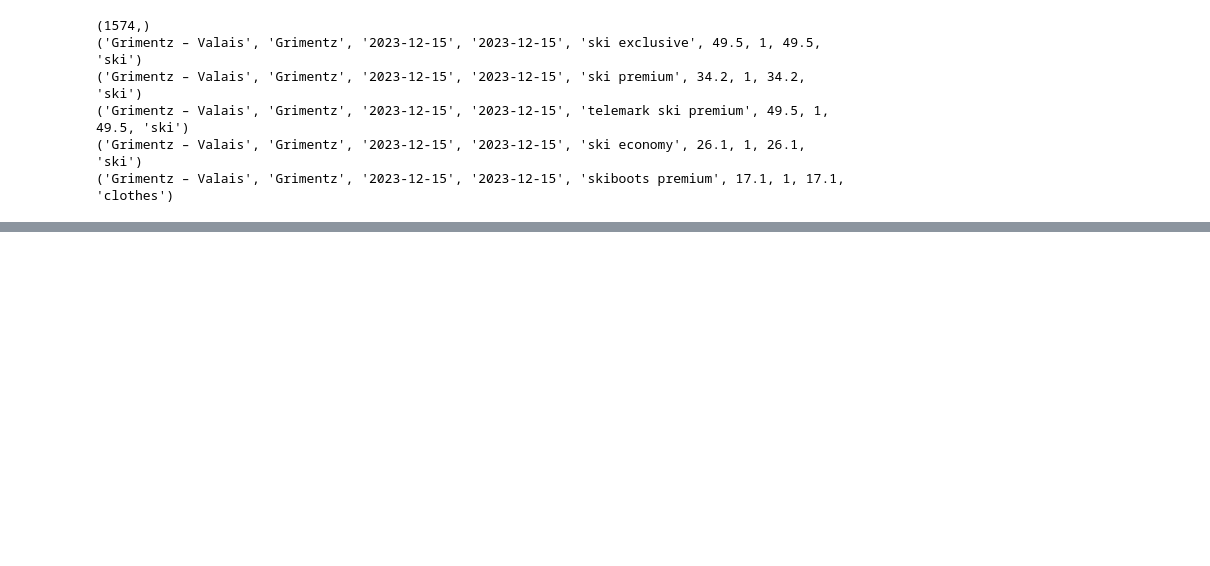
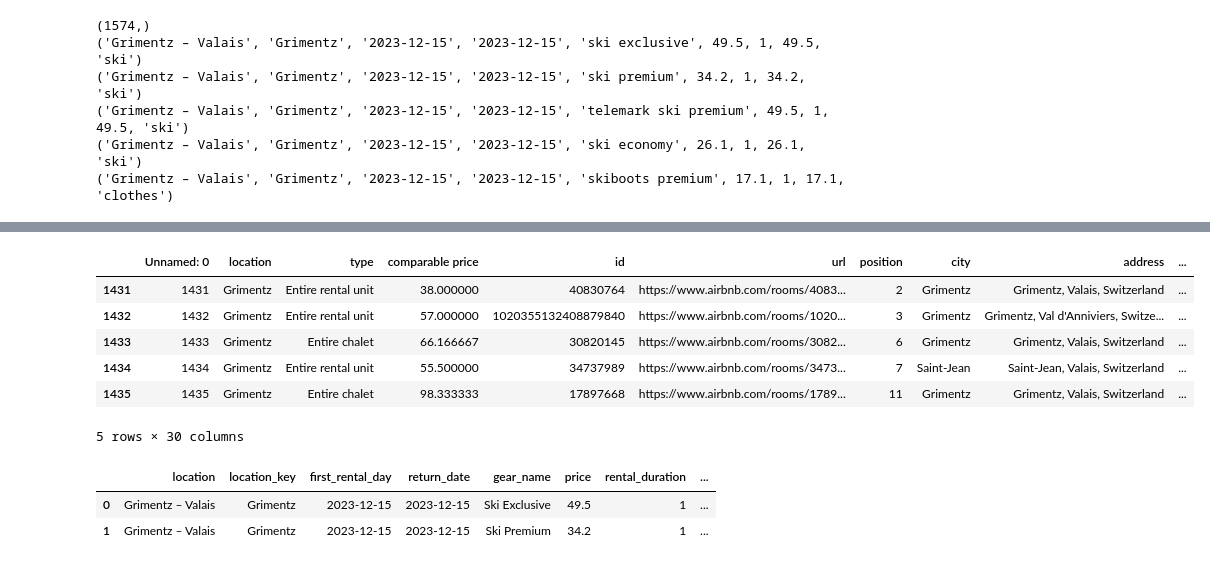
Before and after one commit to fburnelli/cip23_group13, a Jupyter notebook: Burnelli_Filippo_studentB/Code/Load_Intersport_data.ipynb, the cells around one changed output, grey strips where cells are left out. Cells and saved outputs as stored; diff of their text form; code cells hidden in the pictures; blank space fills up the shorter version.

```diff
--- a/Burnelli_Filippo_studentB/Code/Load_Intersport_data.ipynb
+++ b/Burnelli_Filippo_studentB/Code/Load_Intersport_data.ipynb
@@ -122,0 +213,10 @@ conn.close()
+# %%
+df_accomodation[df_accomodation['location'].str.contains('Grimentz')].head(5)
+# %% [output]
+|  | Unnamed: 0 | location | type | comparable price | id | url | position | city | address | ... |
+| 1431 | 1431 | Grimentz | Entire rental unit | 38.000000 | 40830764 | https://www.airbnb.com/rooms/4083... | 2 | Grimentz | Grimentz, Valais, Switzerland | ... |
+| 1432 | 1432 | Grimentz | Entire rental unit | 57.000000 | 1020355132408879840 | https://www.airbnb.com/rooms/1020... | 3 | Grimentz | Grimentz, Val d'Anniviers, Switze... | ... |
+| 1433 | 1433 | Grimentz | Entire chalet | 66.166667 | 30820145 | https://www.airbnb.com/rooms/3082... | 6 | Grimentz | Grimentz, Valais, Switzerland | ... |
+| 1434 | 1434 | Grimentz | Entire rental unit | 55.500000 | 34737989 | https://www.airbnb.com/rooms/3473... | 7 | Saint-Jean | Saint-Jean, Valais, Switzerland | ... |
+| 1435 | 1435 | Grimentz | Entire chalet | 98.333333 | 17897668 | https://www.airbnb.com/rooms/1789... | 11 | Grimentz | Grimentz, Valais, Switzerland | ... |
+5 rows × 30 columns
@@ -122,0 +225,6 @@ conn.close()
+# %%
+df.head(2)
+# %% [output]
+|  | location | location_key | first_rental_day | return_date | gear_name | price | rental_duration | ... |
+| 0 | Grimentz – Valais | Grimentz | 2023-12-15 | 2023-12-15 | Ski Exclusive | 49.5 | 1 | ... |
+| 1 | Grimentz – Valais | Grimentz | 2023-12-15 | 2023-12-15 | Ski Premium | 34.2 | 1 | ... |
```
Also changed, not shown: parts of 21 cells of this notebook, 4 other files.
